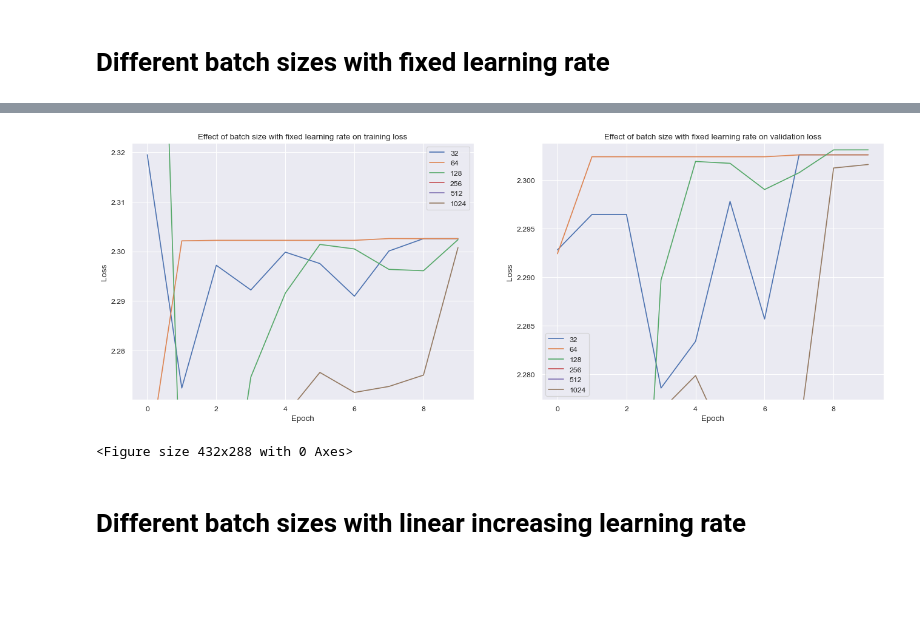
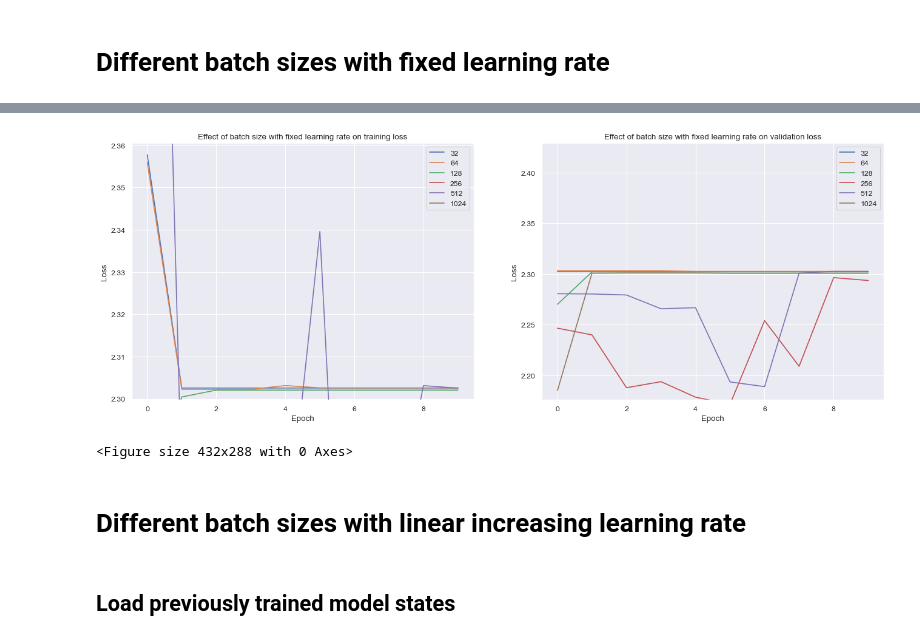
Before and after one commit to Alexanderstaehle/OM_project, a Jupyter notebook: experiments_tf.ipynb, the cells around one changed output, grey strips where cells are left out. Drawn from its saved outputs; the diff is of its cells as text; code cells hidden in the pictures; blank space fills up the shorter version.

Commit message:
Add loading of models; introduce test set and test error;

```diff
--- a/experiments_tf.ipynb
+++ b/experiments_tf.ipynb
@@ -21,6 +25,7 @@ from tensorflow import keras
 
 from utils import ml_utils, visualization, data_loading, tf_models
 # %%
+RETRAIN_FLAG = True
 data_loading.initialize_env()
 sns.set_theme()
 color_map = sns.color_palette(as_cmap=True)
@@ -32,8 +39,7 @@ Number of accelerators:  1
 # %% [markdown]
 # Different batch sizes with fixed learning rate
 # %%
-models_dict_fixed = {}
 batch_sizes = [32, 64, 128, 256, 512, 1024]
-# batch_sizes = [32, 64, 128]
 lr = 0.001
 training_epochs = 10
+filename = 'model_fixed_lr_diff_bs'
@@ -40 +48,10 @@ training_epochs = 10
+# %%
+model_history_dict_fixed_lr = {}
+model_history_dict_fixed_lr = ml_utils.load_model_state(filename)
+if RETRAIN_FLAG:
+    model_weights_fixed_lr = {}
+    for batch_size in batch_sizes:
+        model_weights_fixed_lr[batch_size] = {}
+        filepath = 'tmp/weights/batch_size_{}_best_model.h5'.format(batch_size)
+        model_weights_fixed_lr[batch_size] = load_model(filepath)
 # %%
@@ -81,7 +122,7 @@ ml_utils.save_model_state(models_dict_fixed, 'model_fixed_lr_diff_bs')
 # %%
-visualization.plot_loss_by_param(models_dict_fixed, 'batch size with fixed learning rate', 'fixed_lr_diff_bs')
+visualization.plot_loss_by_param(model_history_dict_fixed_lr, 'batch size with fixed learning rate', 'fixed_lr_diff_bs')
 # %% [output]
-[figure, old version]
+[figure, new version]
 <Figure size 432x288 with 0 Axes>
 # %% [markdown]
 # Different batch sizes with linear increasing learning rate
@@ -89,0 +135,2 @@ learning_rates = [0.001, 0.002, 0.004, 0.008, 0.016, 0.032]
+# %% [markdown]
+## Load previously trained model states
```
Also changed, not shown: parts of 23 cells of this notebook, 1 other file.
